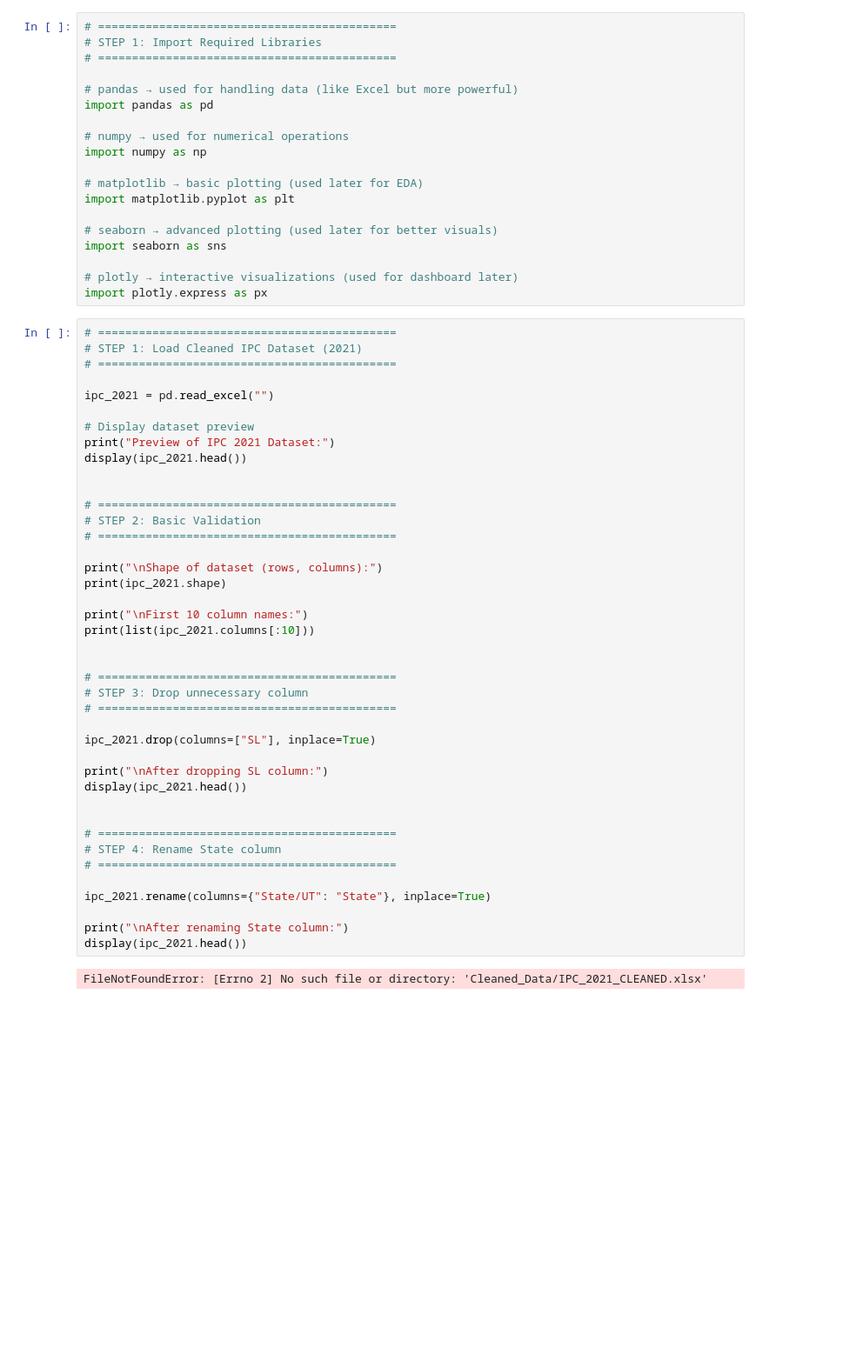
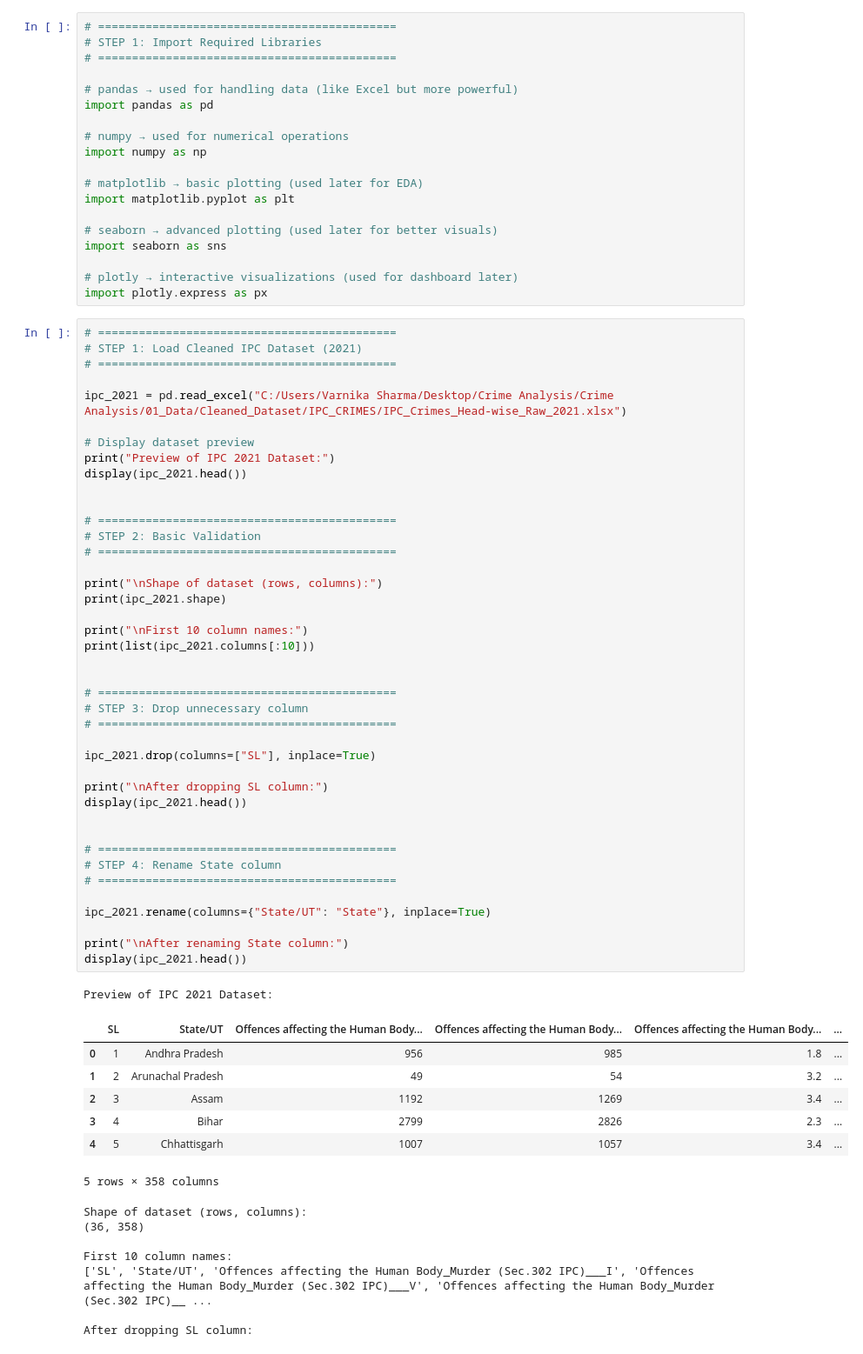
Before and after one commit to VarnikaSharma2176/Crime-Analysis, a Jupyter notebook: 02_Notebook/data_preprocessing.ipynb, the cells around one changed output. Shown at 87% size. Cells and saved outputs as stored; diff of their text form; blank space fills up the shorter version.

```diff
--- a/02_Notebook/data_preprocessing.ipynb
+++ b/02_Notebook/data_preprocessing.ipynb
@@ -22,7 +22,7 @@ import plotly.express as px
 # STEP 1: Load Cleaned IPC Dataset (2021)
 # ============================================
 
-ipc_2021 = pd.read_excel("")
+ipc_2021 = pd.read_excel("C:/Users/Varnika Sharma/Desktop/Crime Analysis/Crime Analysis/01_Data/Cleaned_Dataset/IPC_CRIMES/IPC_Crimes_Head-wise_Raw_2021.xlsx")
 
 # Display dataset preview
 print("Preview of IPC 2021 Dataset:")
@@ -32,31 +32,45 @@ display(ipc_2021.head())
 # ============================================
 # STEP 2: Basic Validation
 # ============================================
 
 print("\nShape of dataset (rows, columns):")
 print(ipc_2021.shape)
 
 print("\nFirst 10 column names:")
 print(list(ipc_2021.columns[:10]))
 
 
 # ============================================
 # STEP 3: Drop unnecessary column
 # ============================================
 
 ipc_2021.drop(columns=["SL"], inplace=True)
 
 print("\nAfter dropping SL column:")
 display(ipc_2021.head())
 
 
 # ============================================
 # STEP 4: Rename State column
 # ============================================
 
 ipc_2021.rename(columns={"State/UT": "State"}, inplace=True)
 
 print("\nAfter renaming State column:")
 display(ipc_2021.head())
 # %% [output]
-FileNotFoundError: [Errno 2] No such file or directory: 'Cleaned_Data/IPC_2021_CLEANED.xlsx'
+Preview of IPC 2021 Dataset:
+|  | SL | State/UT | Offences affecting the Human Body... | Offences affecting the Human Body... | Offences affecting the Human Body... | ... |
+| 0 | 1 | Andhra Pradesh | 956 | 985 | 1.8 | ... |
+| 1 | 2 | Arunachal Pradesh | 49 | 54 | 3.2 | ... |
+| 2 | 3 | Assam | 1192 | 1269 | 3.4 | ... |
+| 3 | 4 | Bihar | 2799 | 2826 | 2.3 | ... |
+| 4 | 5 | Chhattisgarh | 1007 | 1057 | 3.4 | ... |
+5 rows × 358 columns
+Shape of dataset (rows, columns):
+(36, 358)
+
+First 10 column names:
+['SL', 'State/UT', 'Offences affecting the Human Body_Murder (Sec.302 IPC)___I', 'Offences affecting the Human Body_Murder (Sec.302 IPC)___V', 'Offences affecting the Human Body_Murder (Sec.302 IPC)__ ...
+
+After dropping SL column:
```
Also changed, not shown: parts of 9 cells of this notebook, 1 other file.
